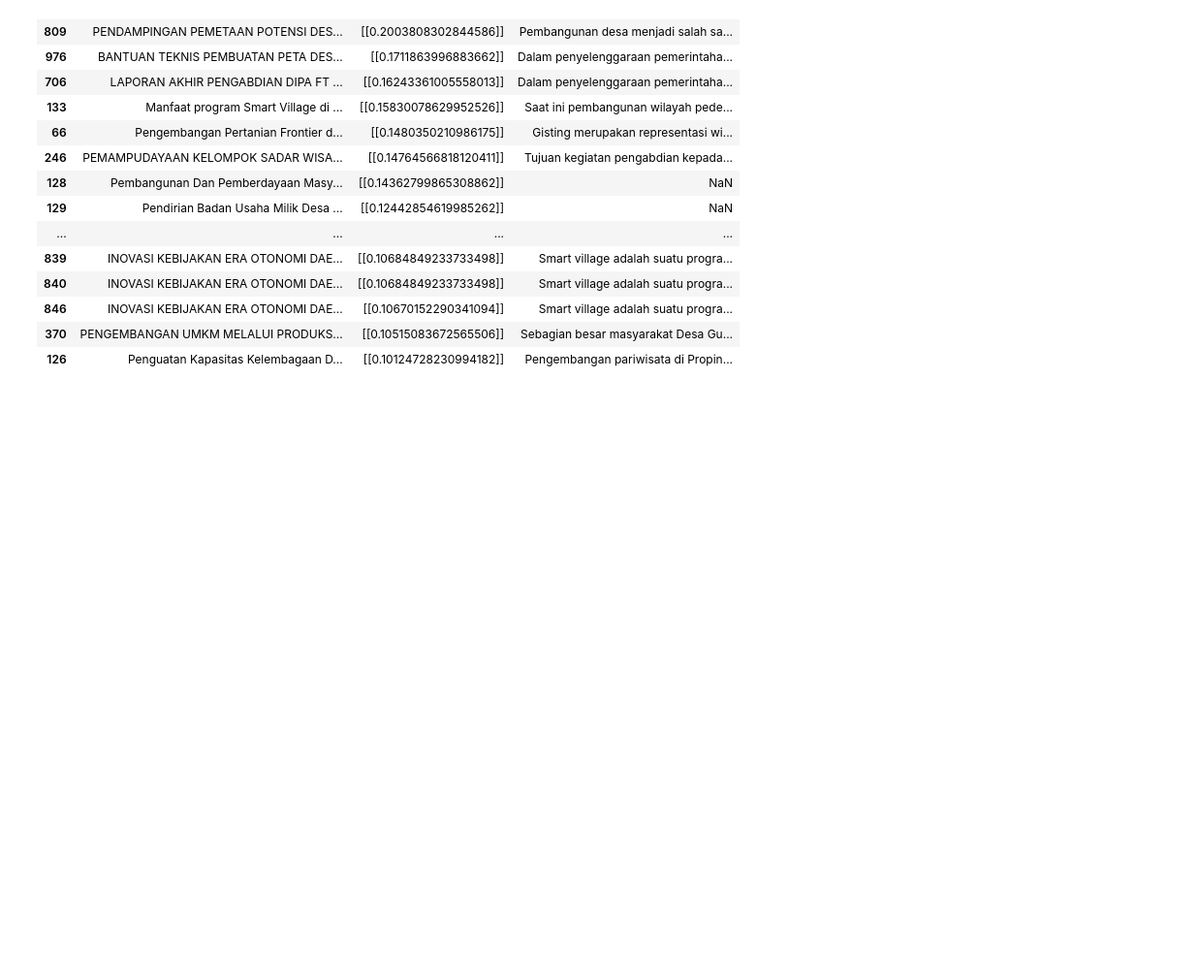
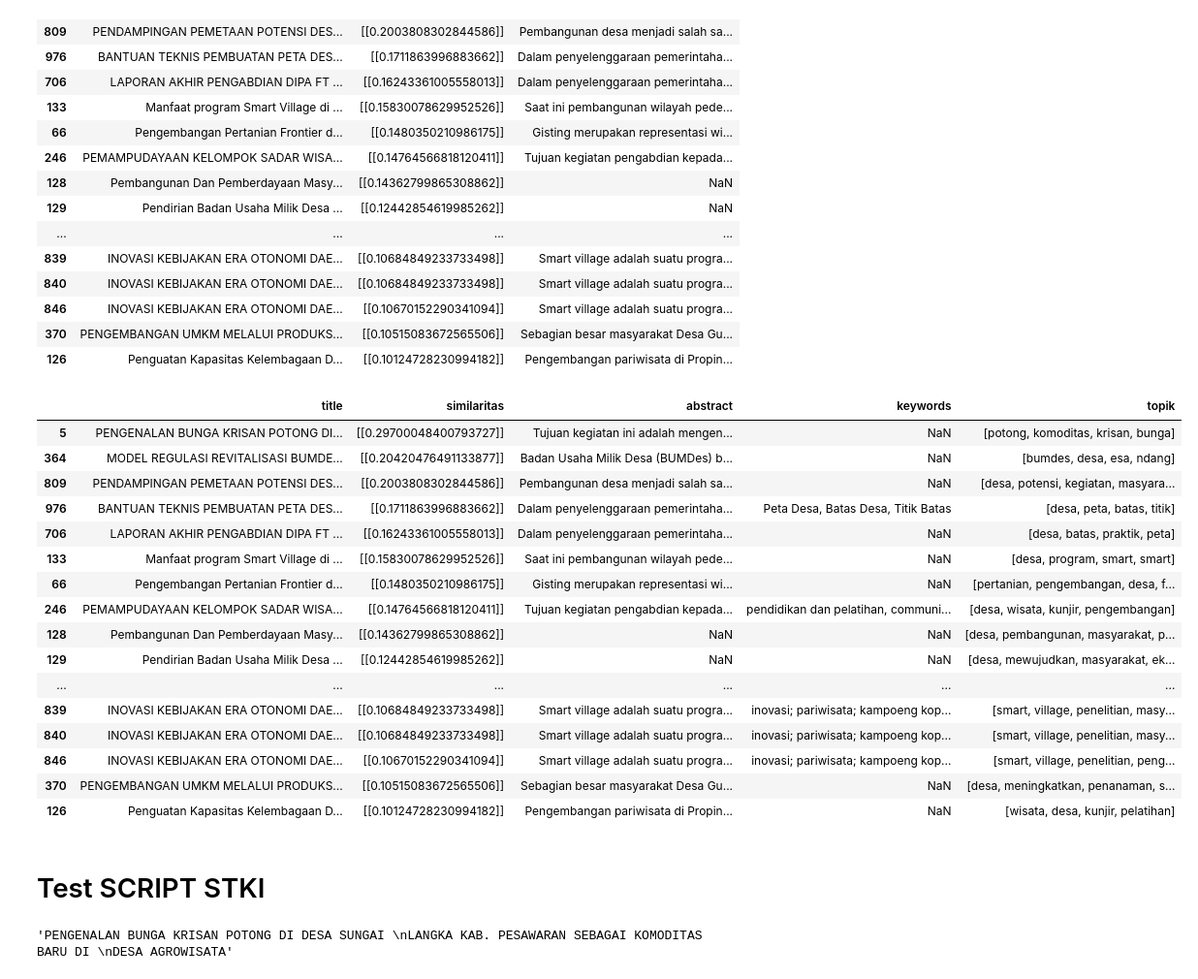
Before and after one commit to asid30/Sistem-Temu-Kembali-Informasi, a Jupyter notebook: Riset Jupiter Notebook/Mesin_Pencari_STKI.ipynb, the cells around one changed output. Shown at 97% size. Drawn from its saved outputs; the diff is of its cells as text; code cells hidden in the pictures; blank space fills up the shorter version.

```diff
--- a/Riset Jupiter Notebook/Mesin_Pencari_STKI.ipynb
+++ b/Riset Jupiter Notebook/Mesin_Pencari_STKI.ipynb
@@ -208,3 +210,58 @@ df_temu[['title', 'similaritas','abstract']].sort_values(by=['similaritas'], asc
 | 846 | INOVASI KEBIJAKAN ERA OTONOMI DAE... | [[0.10670152290341094]] | Smart village adalah suatu progra... |
 | 370 | PENGEMBANGAN UMKM MELALUI PRODUKS... | [[0.10515083672565506]] | Sebagian besar masyarakat Desa Gu... |
 | 126 | Penguatan Kapasitas Kelembagaan D... | [[0.10124728230994182]] | Pengembangan pariwisata di Propin... |
+# %%
+tokenizer = RegexpTokenizer(r'\w+')
+
+topik = []
+
+for index in range(len(df_temu)):
+  # Ambil dataset contoh (dalam kasus ini, dataset 20 newsgroups)
+  teks = df_temu['fulltext_stopword'].iloc[index]
+  data = tokenizer.tokenize(teks)
+
+  # Proses vektorisasi teks dengan TF-IDF
+  tfidf_vectorizer = TfidfVectorizer(max_features=5000)
+  tfidf_matrix = tfidf_vectorizer.fit_transform(data)
+
+  # Terapkan LSA dengan TruncatedSVD
+  num_topics = 4  # Jumlah topik yang ingin diidentifikasi
+  lsa_model = TruncatedSVD(n_components=num_topics, random_state=42)
+  lsa_topic_matrix = lsa_model.fit_transform(tfidf_matrix)
+
+  # Ambil kata-kata kunci untuk setiap topik
+  terms = tfidf_vectorizer.get_feature_names_out()
+  top_keywords = 1  # Jumlah kata kunci untuk setiap topik (HANYA BISA DIAMBIL 1)
+
+  kata_kunci = []
+
+  for i, topic in enumerate(lsa_model.components_):
+      top_keywords_idx = topic.argsort()[-top_keywords:][::-1]
+      keywords = [terms[key_idx] for key_idx in top_keywords_idx]
+      kata_kunci.append(keywords[0])
+
+  topik.append(kata_kunci)
+
+df_temu['topik'] = topik
+# %%
+df_temu[['title', 'similaritas','abstract','keywords','topik']].sort_values(by=['similaritas'], ascending=False)
+# %% [output]
+|  | title | similaritas | abstract | keywords | topik |
+| 5 | PENGENALAN BUNGA KRISAN POTONG DI... | [[0.29700048400793727]] | Tujuan kegiatan ini adalah mengen... | NaN | [potong, komoditas, krisan, bunga] |
+| 364 | MODEL REGULASI REVITALISASI BUMDE... | [[0.20420476491133877]] | Badan Usaha Milik Desa (BUMDes) b... | NaN | [bumdes, desa, esa, ndang] |
+| 809 | PENDAMPINGAN PEMETAAN POTENSI DES... | [[0.2003808302844586]] | Pembangunan desa menjadi salah sa... | NaN | [desa, potensi, kegiatan, masyara... |
+| 976 | BANTUAN TEKNIS PEMBUATAN PETA DES... | [[0.1711863996883662]] | Dalam penyelenggaraan pemerintaha... | Peta Desa, Batas Desa, Titik Batas | [desa, peta, batas, titik] |
+| 706 | LAPORAN AKHIR PENGABDIAN DIPA FT ... | [[0.16243361005558013]] | Dalam penyelenggaraan pemerintaha... | NaN | [desa, batas, praktik, peta] |
+| 133 | Manfaat program Smart Village di ... | [[0.15830078629952526]] | Saat ini pembangunan wilayah pede... | NaN | [desa, program, smart, smart] |
+| 66 | Pengembangan Pertanian Frontier d... | [[0.1480350210986175]] | Gisting merupakan representasi wi... | NaN | [pertanian, pengembangan, desa, f... |
+| 246 | PEMAMPUDAYAAN KELOMPOK SADAR WISA... | [[0.14764566818120411]] | Tujuan kegiatan pengabdian kepada... | pendidikan dan pelatihan, communi... | [desa, wisata, kunjir, pengembangan] |
+| 128 | Pembangunan Dan Pemberdayaan Masy... | [[0.14362799865308862]] | NaN | NaN | [desa, pembangunan, masyarakat, p... |
+| 129 | Pendirian Badan Usaha Milik Desa ... | [[0.12442854619985262]] | NaN | NaN | [desa, mewujudkan, masyarakat, ek... |
+| ... | ... | ... | ... | ... | ... |
+| 839 | INOVASI KEBIJAKAN ERA OTONOMI DAE... | [[0.10684849233733498]] | Smart village adalah suatu progra... | inovasi; pariwisata; kampoeng kop... | [smart, village, penelitian, masy... |
+| 840 | INOVASI KEBIJAKAN ERA OTONOMI DAE... | [[0.10684849233733498]] | Smart village adalah suatu progra... | inovasi; pariwisata; kampoeng kop... | [smart, village, penelitian, masy... |
+| 846 | INOVASI KEBIJAKAN ERA OTONOMI DAE... | [[0.10670152290341094]] | Smart village adalah suatu progra... | inovasi; pariwisata; kampoeng kop... | [smart, village, penelitian, peng... |
+| 370 | PENGEMBANGAN UMKM MELALUI PRODUKS... | [[0.10515083672565506]] | Sebagian besar masyarakat Desa Gu... | NaN | [desa, meningkatkan, penanaman, s... |
+| 126 | Penguatan Kapasitas Kelembagaan D... | [[0.10124728230994182]] | Pengembangan pariwisata di Propin... | NaN | [wisata, desa, kunjir, pelatihan] |
+# %% [markdown]
+# Test SCRIPT STKI
@@ -210,0 +365,4 @@ df_temu[['title', 'similaritas','abstract']].sort_values(by=['similaritas'], asc
+# %%
+dataset['title']
+# %% [output]
+'PENGENALAN BUNGA KRISAN POTONG DI DESA SUNGAI \nLANGKA KAB. PESAWARAN SEBAGAI KOMODITAS BARU DI \nDESA AGROWISATA'
```
Also changed, not shown: parts of 5 cells of this notebook, 4 other files.
